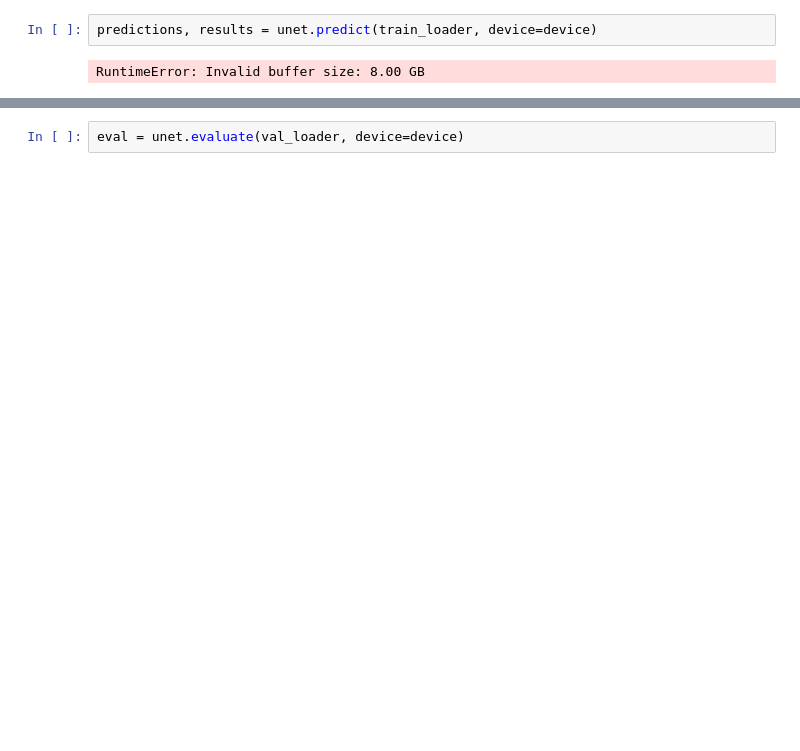
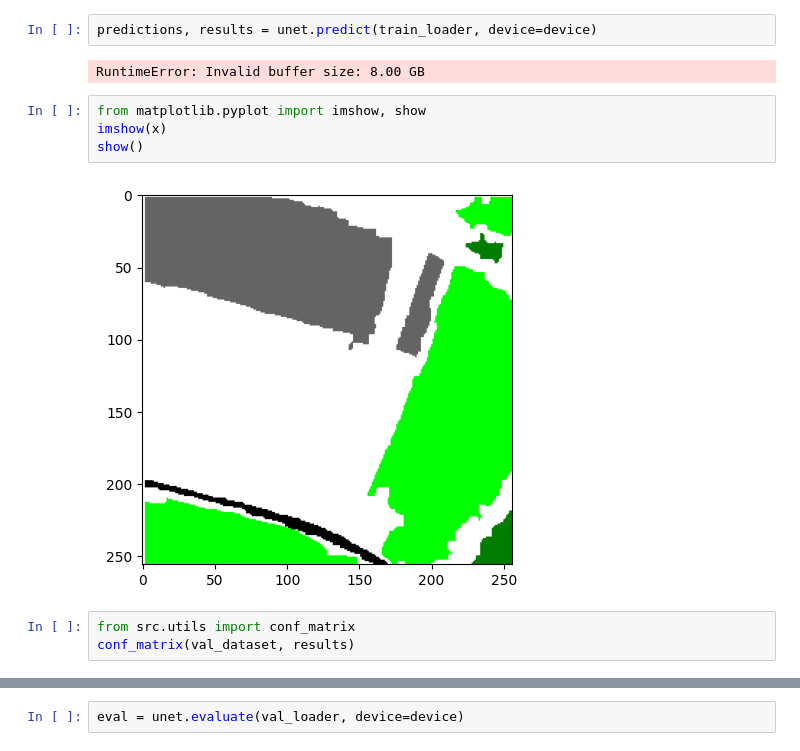
Before and after one commit to lacykaltgr/agriculture-image-processing, a Jupyter notebook: main.ipynb, the cells around one changed output, grey strips where cells are left out. Drawn from its saved outputs; the diff is of its cells as text; blank space fills up the shorter version.

```diff
--- a/main.ipynb
+++ b/main.ipynb
@@ -39,3 +41,12 @@ unet.train_model(train_loader, val_loader, es, num_epochs=1000, learning_rate=0.
 predictions, results = unet.predict(train_loader, device=device)
 # %% [output]
 RuntimeError: Invalid buffer size: 8.00 GB
+# %%
+from matplotlib.pyplot import imshow, show
+imshow(x)
+show()
+# %% [output]
+[figure, added]
+# %%
+from src.utils import conf_matrix
+conf_matrix(val_dataset, results)
```
Also changed, not shown: parts of 16 cells of this notebook, 3 other files.
